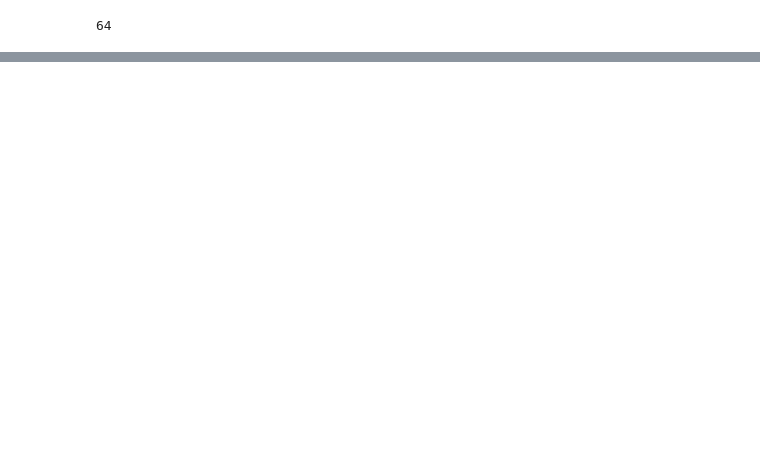
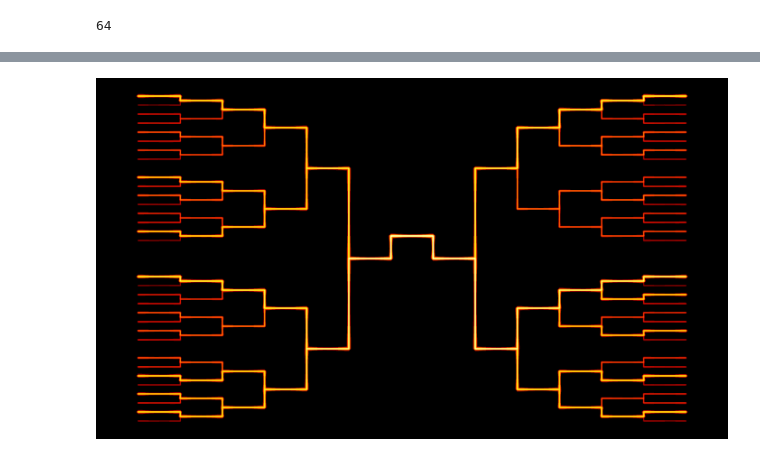
Before and after one commit to andrewsommerlot/ncaa-bracket-history-visualization, a Jupyter notebook: Untitled.ipynb, the cells around one changed output, grey strips where cells are left out. Drawn from its saved outputs; the diff is of its cells as text; code cells hidden in the pictures; blank space fills up the shorter version.

```diff
--- a/Untitled.ipynb
+++ b/Untitled.ipynb
@@ -656,0 +778,9 @@ steps = max_round - 1
+# %%
+#======================================================
+# double check
+# after a bit of goofing, we see the 8 seed in region 4 won the turnament in 1985, paying against the 1 seed
+#    from region 2. Does the data table reflect this?
+
+# Yes! Villanova, an 8 seed beat Georgetown, a 1 seed
+champ_game = b_data.loc[(b_data['Round'] == 6),:]
+champ_game
@@ -656,0 +873,18 @@ steps = max_round - 1
+# %%
+#=====================================================
+# define the create image function
+def create_image(df, x_range, y_range, w, h, cmap):
+    cvs = ds.Canvas(plot_width=w, plot_height=h, x_range = x_range, y_range = y_range)
+    agg = cvs.line(df, 'x', 'y', ds.count(), )
+    return tf.shade(agg, cmap = cmap, how='eq_hist')
+# %%
+#=======================================================
+# build the raw bracket image
+test_img = create_image(both, x_range = (-1200, 1200), y_range = (-700, 700), w=1400, h=800, cmap = fire)
+test_img = tf.dynspread(test_img, threshold = .7)
+# %%
+#=================================
+# export the image
+export_image(tf.set_background(test_img, 'black'),'pics/1985-2017_final_4_and_champ_extra_lines')
+# %% [output]
+[figure, added]
```
Also changed, not shown: parts of 25 cells of this notebook.
